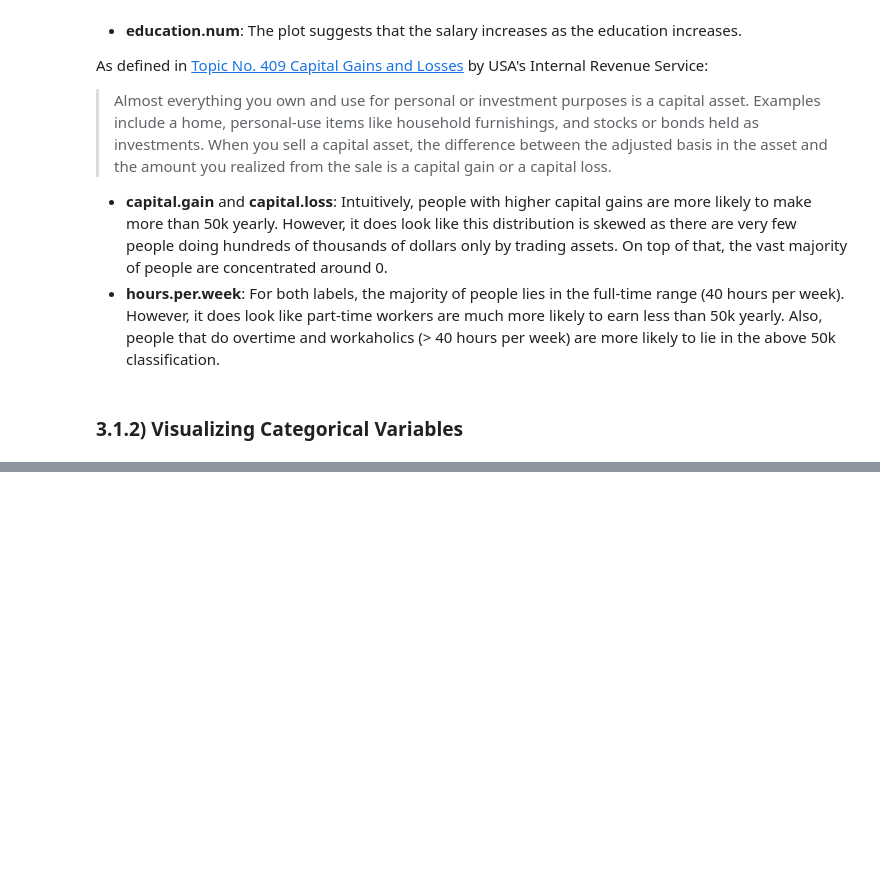
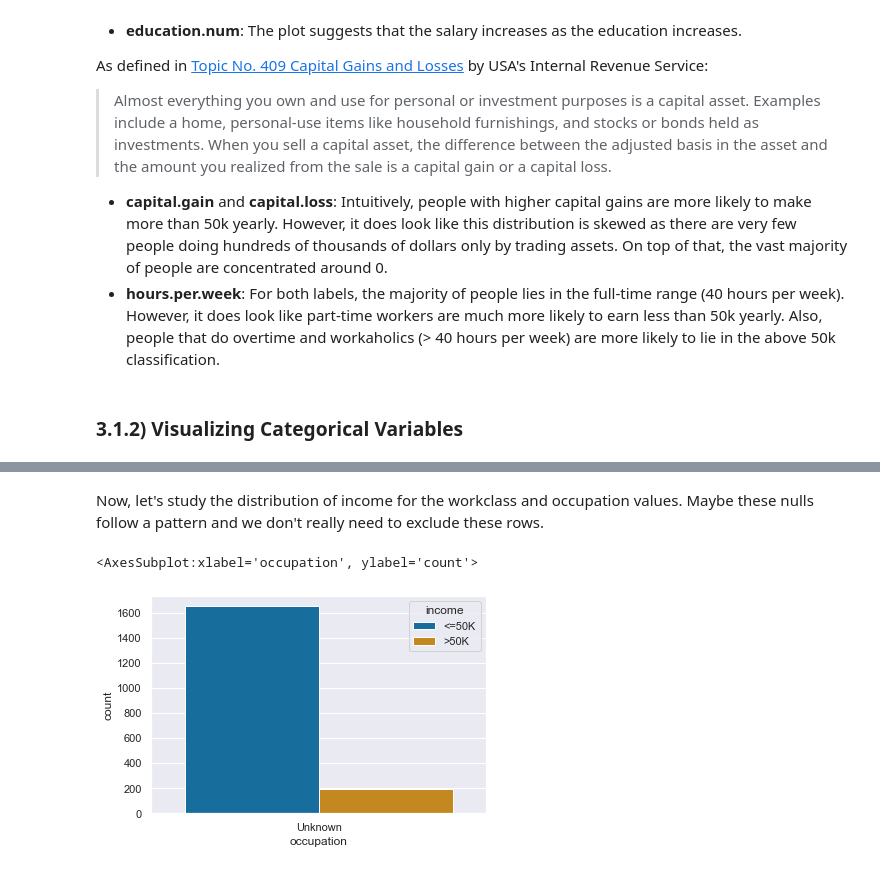
Before and after one commit to jaehnri/PMR3508, a Jupyter notebook: EP1/ep1.ipynb, the cells around one changed output, grey strips where cells are left out. Saved outputs shown, nothing was run; the diff lists cells and outputs as text; code cells hidden in the pictures; blank space fills up the shorter version.

Commit message:
Do data cleaning, data preparation, model KNN and plot ROC curve

```diff
--- a/EP1/ep1.ipynb
+++ b/EP1/ep1.ipynb
@@ -173,0 +206,11 @@ memory usage: 3.9+ MB
+# %% [markdown]
+Now, let's study the distribution of income for the workclass and occupation values. Maybe these nulls follow a pattern and we don't really need to exclude these rows.
+# %%
+null_occupation = train_data[train_data['occupation'].isna()].copy(deep = True)
+null_occupation['occupation'] = 'Unknown'
+
+sns.set()
+sns.countplot(data=null_occupation, x = 'occupation', hue = 'income', palette='colorblind')
+# %% [output]
+<AxesSubplot:xlabel='occupation', ylabel='count'>
+[figure, added]
```
Also changed, not shown: parts of 44 cells of this notebook.
